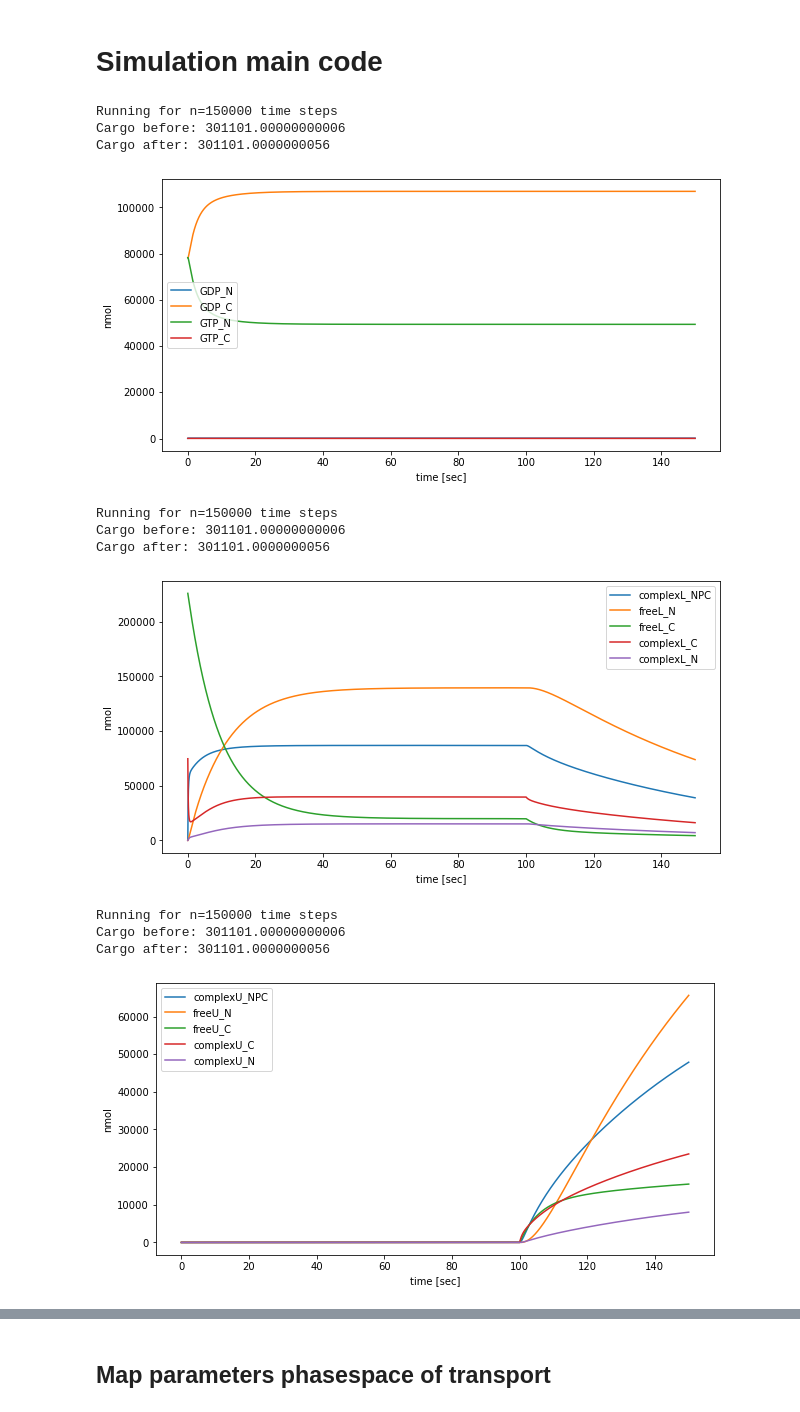
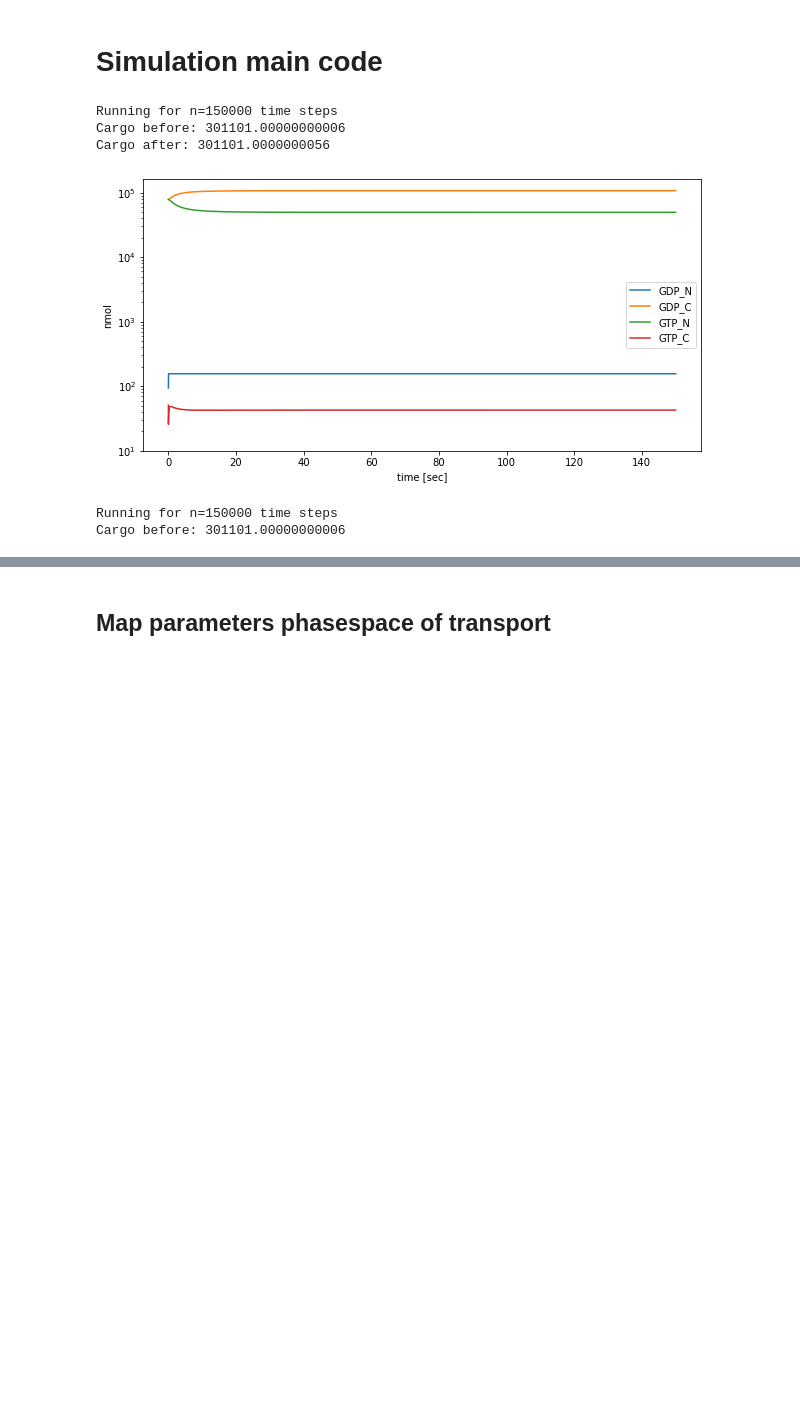
Before and after one commit to ravehlab/npctransport_kinetic, a Jupyter notebook: NPC_FLIP_simulations.ipynb, the cells around one changed output, grey strips where cells are left out. Cells and saved outputs as stored; diff of their text form; code cells hidden in the pictures; blank space fills up the shorter version.

```diff
--- a/NPC_FLIP_simulations.ipynb
+++ b/NPC_FLIP_simulations.ipynb
@@ -726,30 +726,24 @@ npc_attributes = ['nmol_NPC']
 dock_attributes = ['c_C_M', 'fraction_C_b', 'nmol_NPC', 'NPC_dock_capacity']
 # %%
 
-is_log= False
+is_log= True
 plt.figure(figsize=(10,5))
 plot_simulation_attributes(sim_time_sec, RAN_attributes, log= is_log)
 
 plt.show()
 plt.figure(figsize=(10,5))
 c=plot_simulation_attributes(sim_time_sec, cargoL_attributes, log= is_log)
 plt.show()
 plt.figure(figsize=(10,5))
 c=plot_simulation_attributes(sim_time_sec, cargoU_attributes, log= is_log)
 plt.show()
 # %% [output]
 Running for n=150000 time steps
 Cargo before: 301101.00000000006
 Cargo after: 301101.0000000056
-[figure, old version]
+[figure, new version]
 Running for n=150000 time steps
 Cargo before: 301101.00000000006
-Cargo after: 301101.0000000056
-[figure, removed]
-Running for n=150000 time steps
-Cargo before: 301101.00000000006
-Cargo after: 301101.0000000056
-[figure, removed]
 # %%
 
 fig, ax = plt.subplots(1, 3,figsize=(40,5))
```
Also changed, not shown: parts of 6 cells of this notebook, 1 other file.
